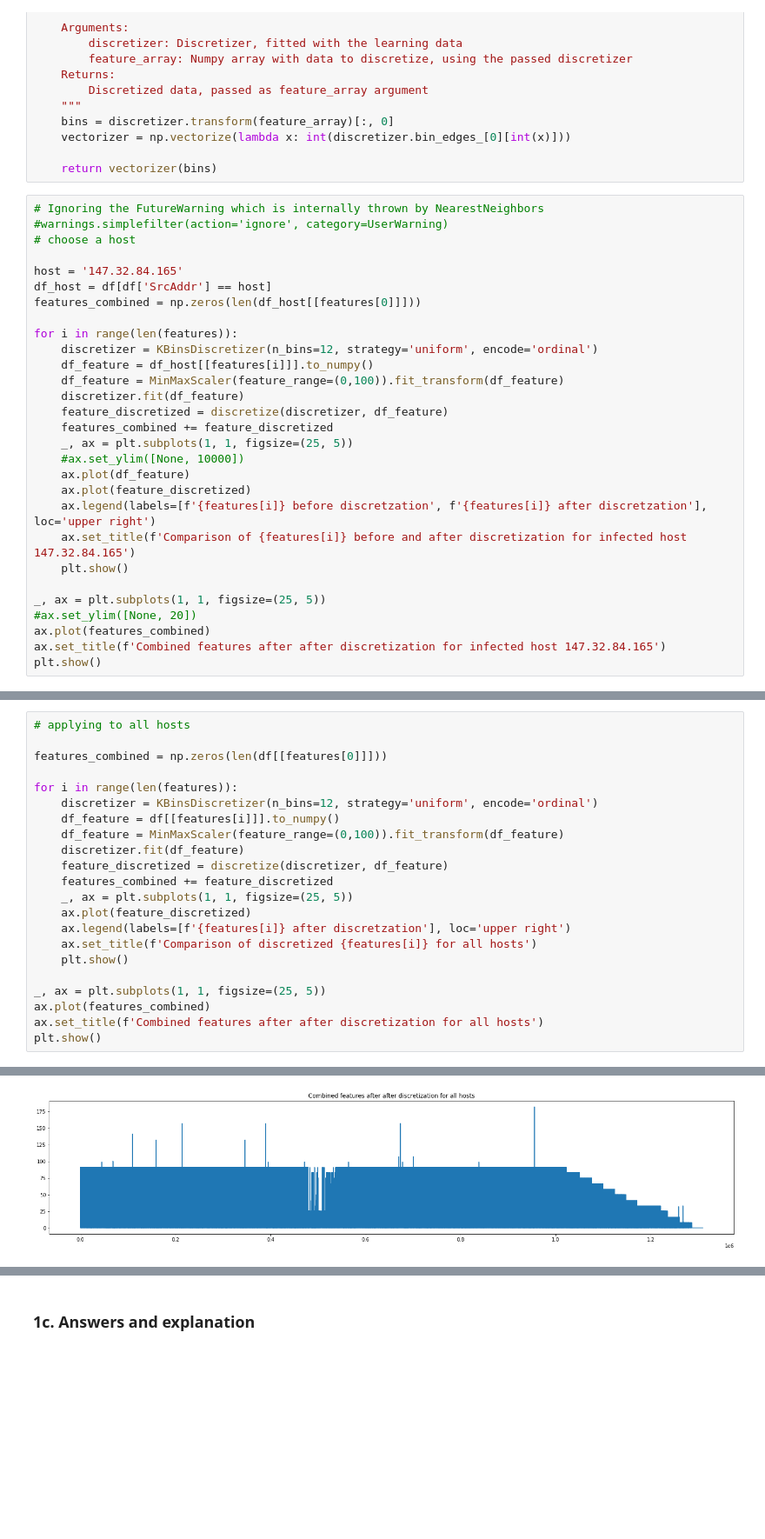
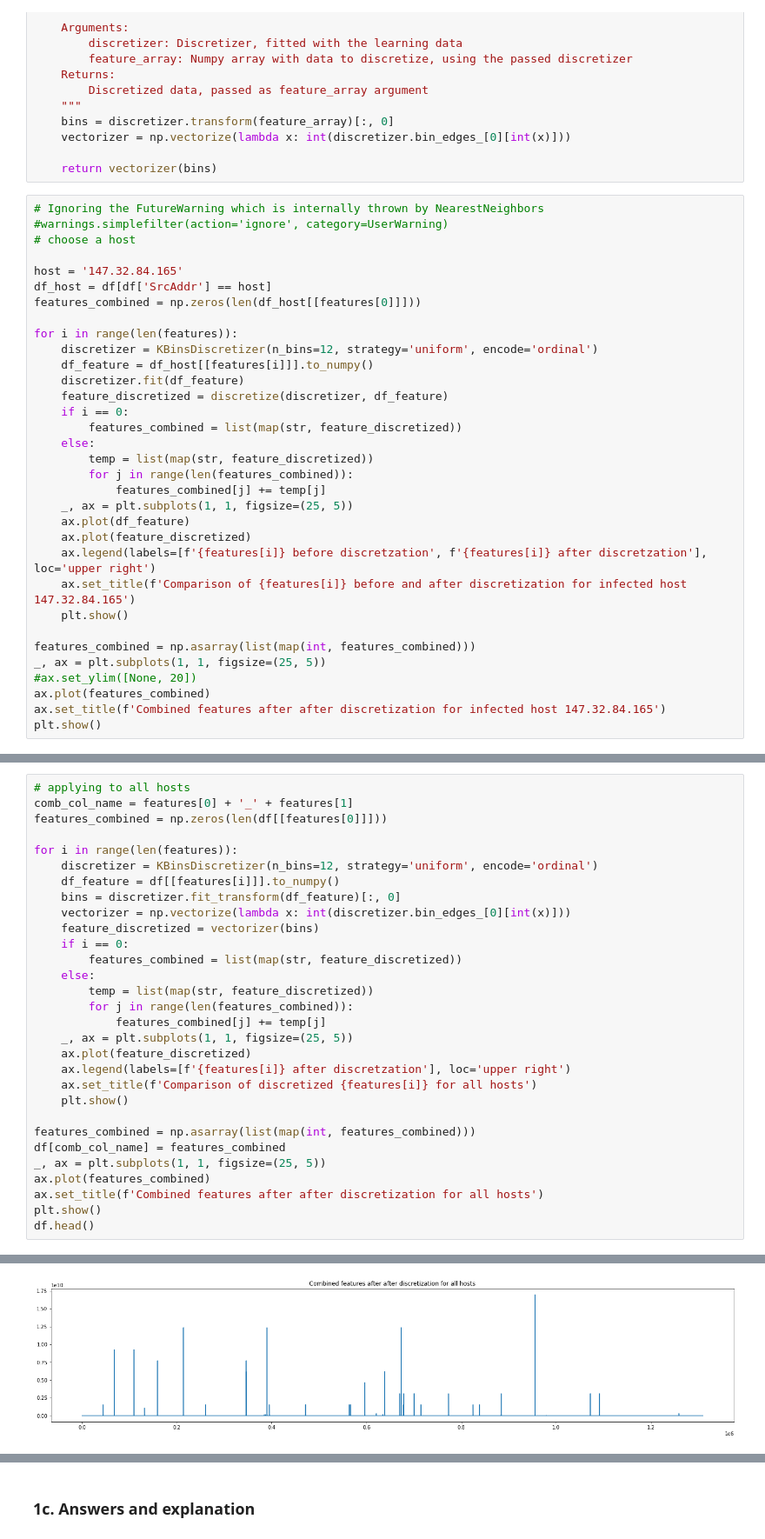
Before and after one commit to kponichtera/cs4035-cda, a Jupyter notebook: lab3/lab3.ipynb, the cells around one changed output, grey strips where cells are left out. Shown: that part at 87% size. Saved outputs shown, nothing was run; the diff lists cells and outputs as text; blank space fills up the shorter version.

```diff
--- a/lab3/lab3.ipynb
+++ b/lab3/lab3.ipynb
@@ -170,18 +170,22 @@ features_combined = np.zeros(len(df_host[[features[0]]]))
 for i in range(len(features)):
     discretizer = KBinsDiscretizer(n_bins=12, strategy='uniform', encode='ordinal')
     df_feature = df_host[[features[i]]].to_numpy()
-    df_feature = MinMaxScaler(feature_range=(0,100)).fit_transform(df_feature)
     discretizer.fit(df_feature)
     feature_discretized = discretize(discretizer, df_feature)
-    features_combined += feature_discretized
+    if i == 0:
+        features_combined = list(map(str, feature_discretized))
+    else:
+        temp = list(map(str, feature_discretized))
+        for j in range(len(features_combined)):
+            features_combined[j] += temp[j]
     _, ax = plt.subplots(1, 1, figsize=(25, 5))
-    #ax.set_ylim([None, 10000])
     ax.plot(df_feature)
     ax.plot(feature_discretized)
     ax.legend(labels=[f'{features[i]} before discretzation', f'{features[i]} after discretzation'], loc='upper right')
     ax.set_title(f'Comparison of {features[i]} before and after discretization for infected host 147.32.84.165')
     plt.show()
 
+features_combined = np.asarray(list(map(int, features_combined)))
 _, ax = plt.subplots(1, 1, figsize=(25, 5))
 #ax.set_ylim([None, 20])
 ax.plot(features_combined)
@@ -194,23 +198,31 @@ plt.show()
 # %%
 # applying to all hosts
-
+comb_col_name = features[0] + '_' + features[1]
 features_combined = np.zeros(len(df[[features[0]]]))
 
 for i in range(len(features)):
     discretizer = KBinsDiscretizer(n_bins=12, strategy='uniform', encode='ordinal')
     df_feature = df[[features[i]]].to_numpy()
-    df_feature = MinMaxScaler(feature_range=(0,100)).fit_transform(df_feature)
-    discretizer.fit(df_feature)
-    feature_discretized = discretize(discretizer, df_feature)
-    features_combined += feature_discretized
+    bins = discretizer.fit_transform(df_feature)[:, 0]
+    vectorizer = np.vectorize(lambda x: int(discretizer.bin_edges_[0][int(x)]))
+    feature_discretized = vectorizer(bins)
+    if i == 0:
+        features_combined = list(map(str, feature_discretized))
+    else:
+        temp = list(map(str, feature_discretized))
+        for j in range(len(features_combined)):
+            features_combined[j] += temp[j]
     _, ax = plt.subplots(1, 1, figsize=(25, 5))
     ax.plot(feature_discretized)
     ax.legend(labels=[f'{features[i]} after discretzation'], loc='upper right')
     ax.set_title(f'Comparison of discretized {features[i]} for all hosts')
     plt.show()
 
+features_combined = np.asarray(list(map(int, features_combined)))
+df[comb_col_name] = features_combined
 _, ax = plt.subplots(1, 1, figsize=(25, 5))
 ax.plot(features_combined)
 ax.set_title(f'Combined features after after discretization for all hosts')
 plt.show()
+df.head()
 # %% [output]
@@ -219 +231 @@ plt.show()
-[figure, old version]
+[figure, new version]
```
Also changed, not shown: parts of 2 cells of this notebook.
